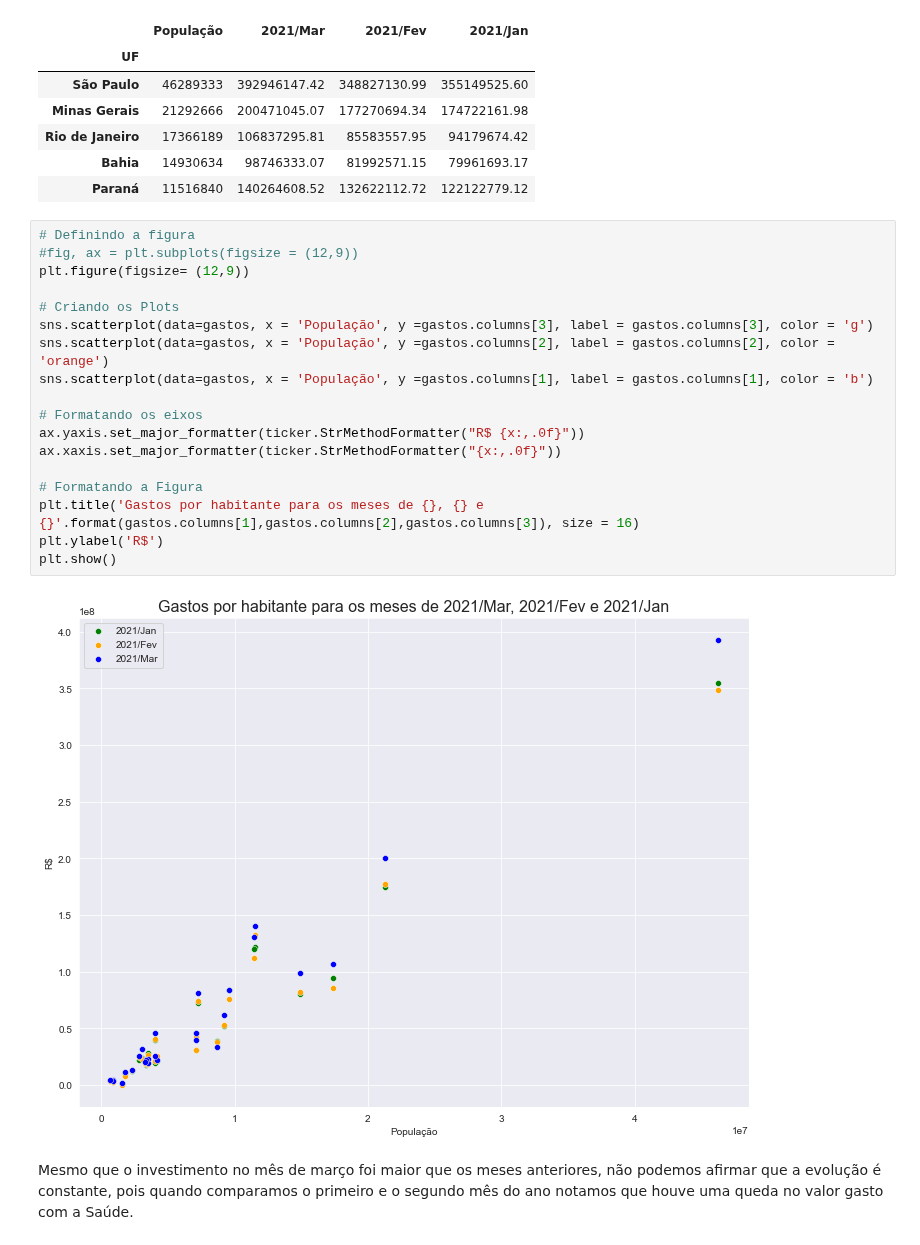
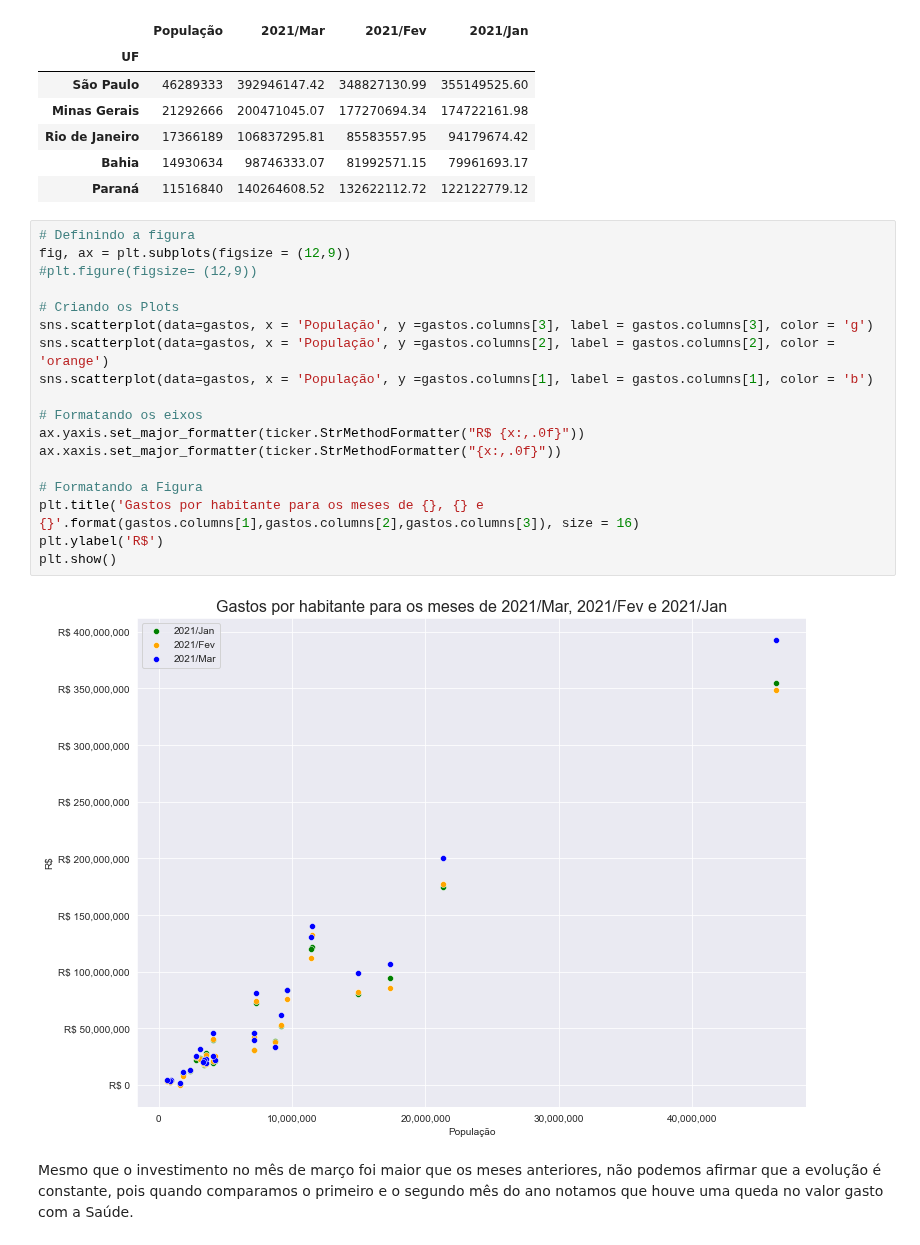
Before and after one commit to antoniodragoc/Bootcamp_Data_Science_Aplicada, a Jupyter notebook: Modulo02/m02a02.ipynb, the cells around one changed output. Cells and saved outputs as stored; diff of their text form.

```diff
--- a/Modulo02/m02a02.ipynb
+++ b/Modulo02/m02a02.ipynb
@@ -215,23 +215,23 @@ gastos.head()
 | Paraná | 11516840 | 140264608.52 | 132622112.72 | 122122779.12 |
 # %%
 # Definindo a figura
-#fig, ax = plt.subplots(figsize = (12,9))
-plt.figure(figsize= (12,9))
+fig, ax = plt.subplots(figsize = (12,9))
+#plt.figure(figsize= (12,9))
 
 # Criando os Plots
 sns.scatterplot(data=gastos, x = 'População', y =gastos.columns[3], label = gastos.columns[3], color = 'g')
 sns.scatterplot(data=gastos, x = 'População', y =gastos.columns[2], label = gastos.columns[2], color = 'orange')
 sns.scatterplot(data=gastos, x = 'População', y =gastos.columns[1], label = gastos.columns[1], color = 'b')
 
 # Formatando os eixos
 ax.yaxis.set_major_formatter(ticker.StrMethodFormatter("R$ {x:,.0f}"))
 ax.xaxis.set_major_formatter(ticker.StrMethodFormatter("{x:,.0f}"))
 
 # Formatando a Figura
 plt.title('Gastos por habitante para os meses de {}, {} e {}'.format(gastos.columns[1],gastos.columns[2],gastos.columns[3]), size = 16)
 plt.ylabel('R$')
 plt.show()
 # %% [output]
-[figure, old version]
+[figure, new version]
 # %% [markdown]
 Mesmo que o investimento no mês de março foi maior que os meses anteriores, não podemos afirmar que a evolução é constante, pois quando comparamos o primeiro e o segundo mês do ano notamos que houve uma queda no valor gasto com a Saúde.
```
